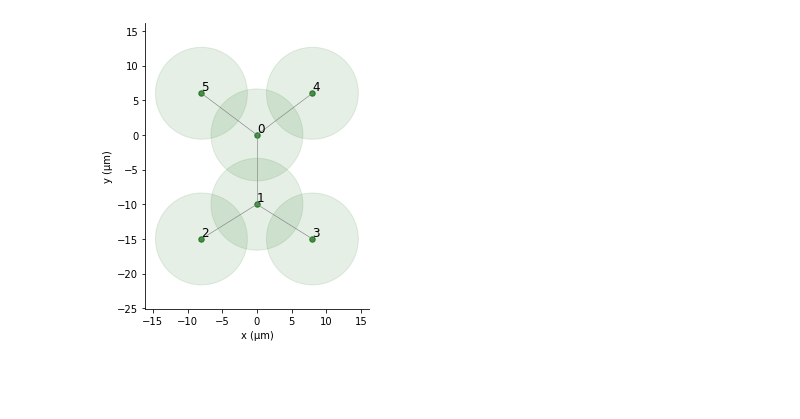
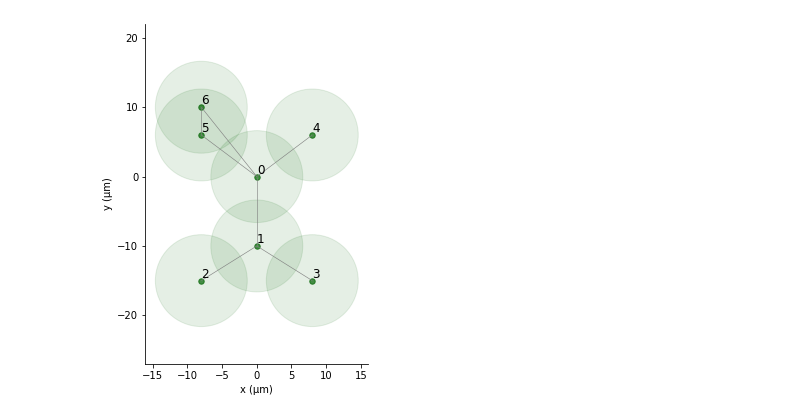
Before and after one commit to gideonuchehara/bigqhack_QAI_2022, a Jupyter notebook: QAOA_tutorial.ipynb, the cells around one changed output. Saved outputs shown, nothing was run; the diff lists cells and outputs as text; code cells hidden in the pictures; blank space fills up the shorter version.

```diff
--- a/QAOA_tutorial.ipynb
+++ b/QAOA_tutorial.ipynb
@@ -30,24 +30,27 @@ def pos_to_graph(pos):
     g.add_edges(edges)
     return g
 # %%
+
 pos =np.array([[0.0, 0.0],
                [0.0, -10.0],
                [-8, -15],
                [8, -15],
                [8, 6],
-               [-8, 6]])
+               [-8, 6],
+               [-8, 10]])
 #([[0,1],[0,2],[0,3],[1,4],[1,5]])
-#np.array([[0.0, 0.0], [-4, -7], [4, -7], [8, 6], [-8, 6]])
+#
+#pos = np.array([[0.0, 0.0], [-4, -7], [4, -7], [8, 6], [-8, 6]])
 
 G = pos_to_graph(pos)
 qubits = dict(enumerate(pos))
 
 reg = Register(qubits)
 reg.draw(
     blockade_radius=Chadoq2.rydberg_blockade_radius(1.0),
     draw_graph=True,
     draw_half_radius=True,
 )
 # %% [output]
-[figure, old version]
+[figure, new version]
 # %%
```
Also changed, not shown: parts of 11 cells of this notebook.
